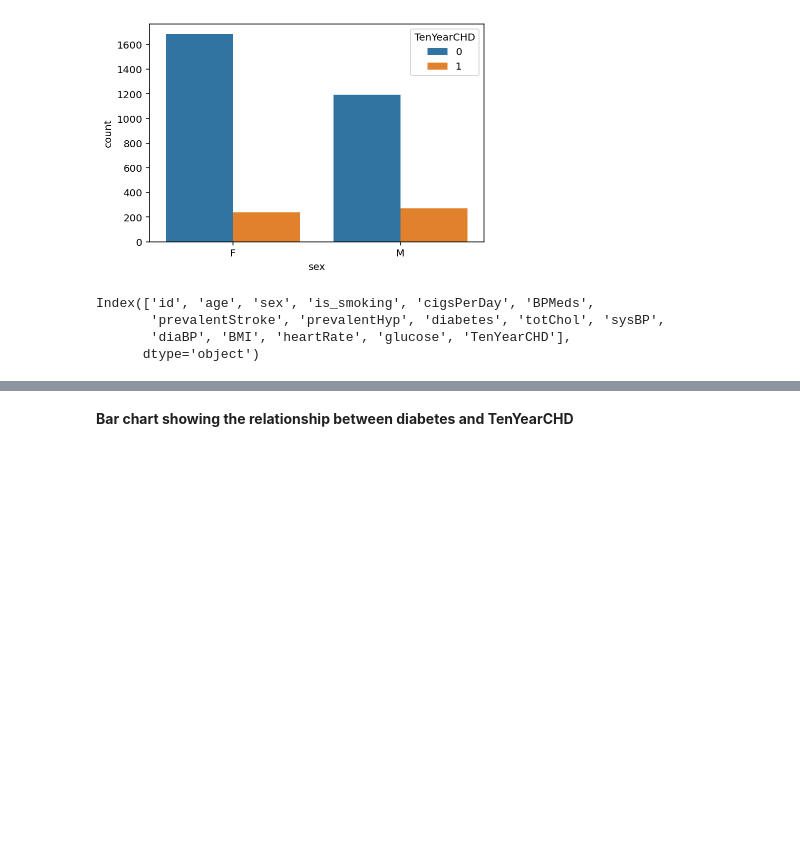
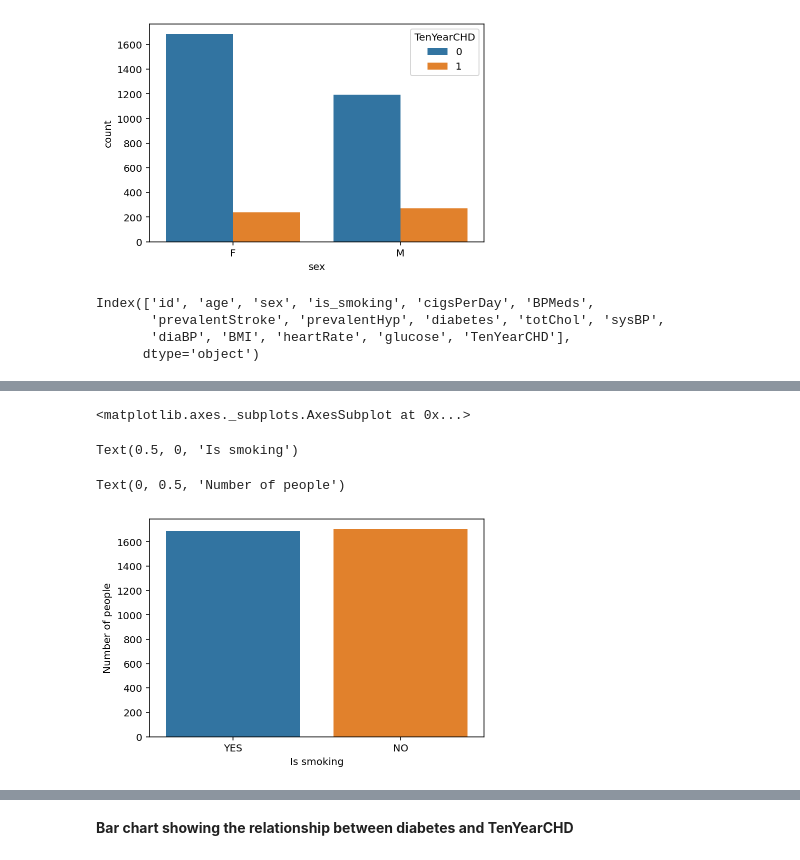
Before and after one commit to kumarirakhi19/cardiovascular-risk-prediction, a Jupyter notebook: rakhi_cardiovascular_risk_colab.ipynb, the cells around one changed output, grey strips where cells are left out. Drawn from its saved outputs; the diff is of its cells as text; code cells hidden in the pictures; blank space fills up the shorter version.

```diff
--- a/rakhi_cardiovascular_risk_colab.ipynb
+++ b/rakhi_cardiovascular_risk_colab.ipynb
@@ -270,0 +283,10 @@ Index(['id', 'age', 'sex', 'is_smoking', 'cigsPerDay', 'BPMeds',
+# %%
+sns.countplot(cardio_df.is_smoking)
+plt.xlabel("Is smoking")
+plt.ylabel("Number of people")
+plt.show()
+# %% [output]
+<matplotlib.axes._subplots.AxesSubplot at 0x...>
+Text(0.5, 0, 'Is smoking')
+Text(0, 0.5, 'Number of people')
+[figure, added]
```
Also changed, not shown: parts of 11 cells of this notebook.
